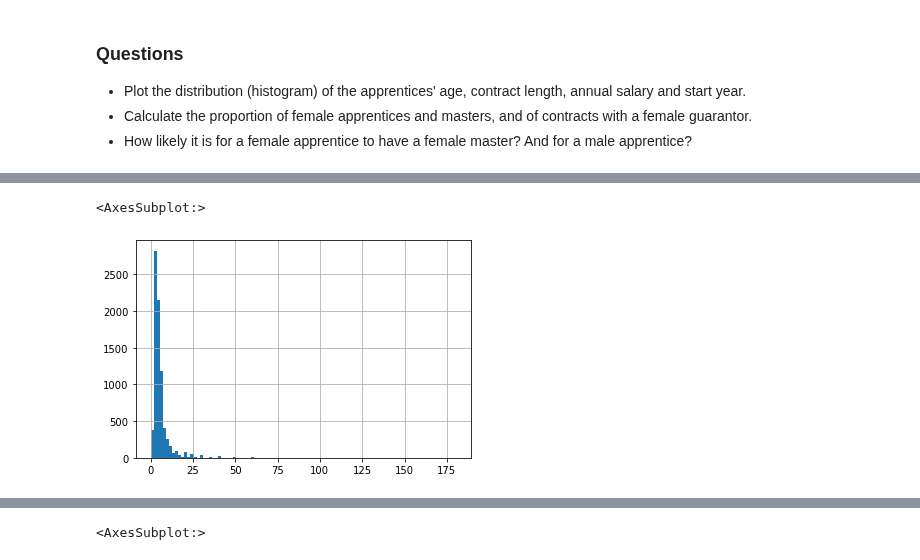
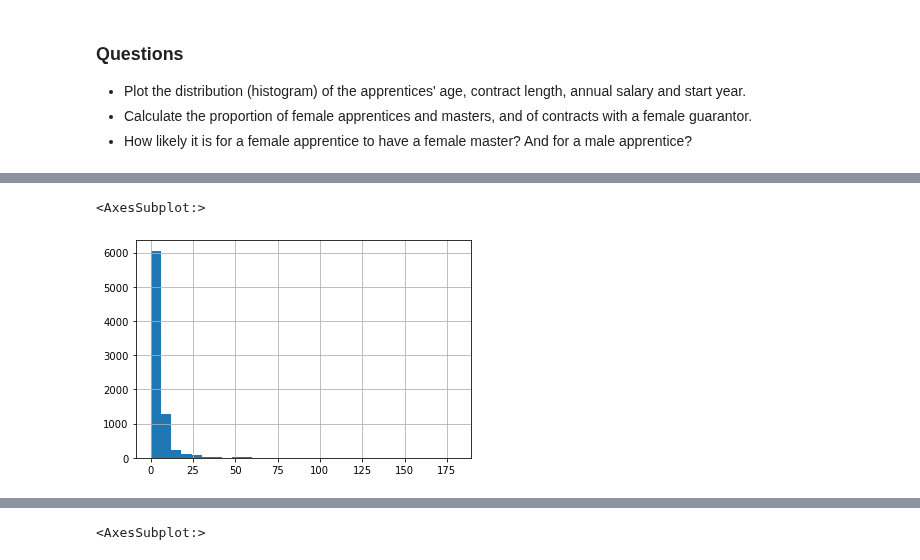
Before and after one commit to mromanello/ADA-DHOxSS, a Jupyter notebook: notebooks/3.2 Exploratory data analysis and working with texts.ipynb, the cells around one changed output, grey strips where cells are left out. Saved outputs shown, nothing was run; the diff lists cells and outputs as text; code cells hidden in the pictures.

```diff
--- a/notebooks/3.2 Exploratory data analysis and working with texts.ipynb
+++ b/notebooks/3.2 Exploratory data analysis and working with texts.ipynb
@@ -105,5 +128,5 @@ The professions data frame contains a classification system for each profession
 # %%
-df_contracts.annual_salary.hist(bins=100)
+df_contracts.annual_salary.hist(bins=30)
 # %% [output]
 <AxesSubplot:>
-[figure, old version]
+[figure, new version]
```
Also changed, not shown: parts of 25 cells of this notebook.
